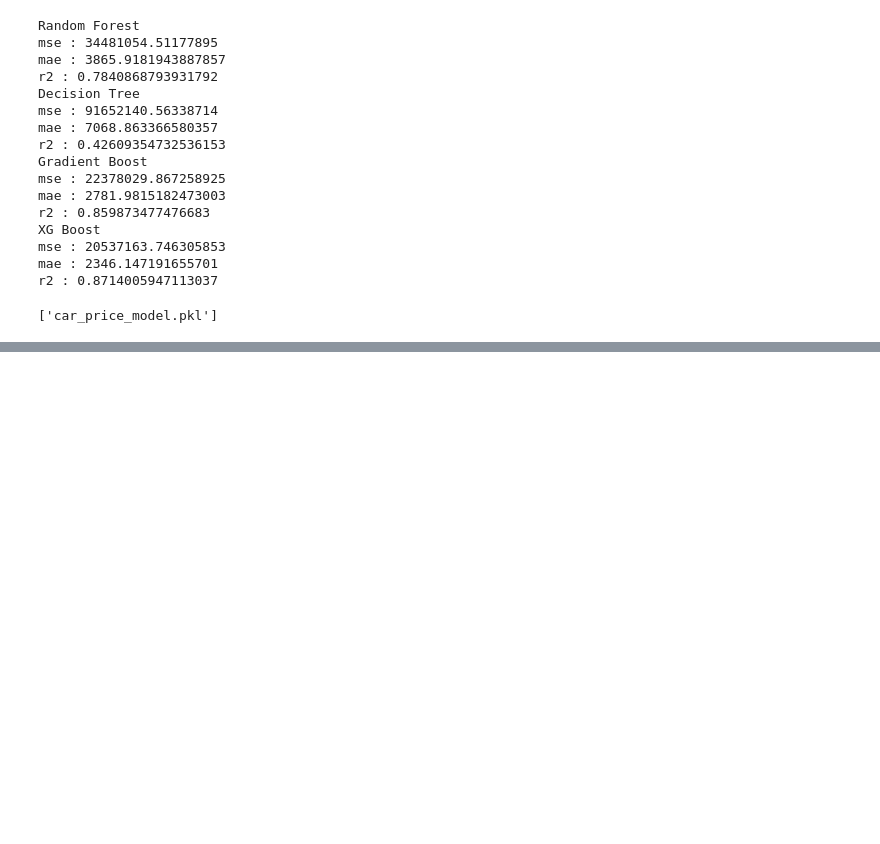
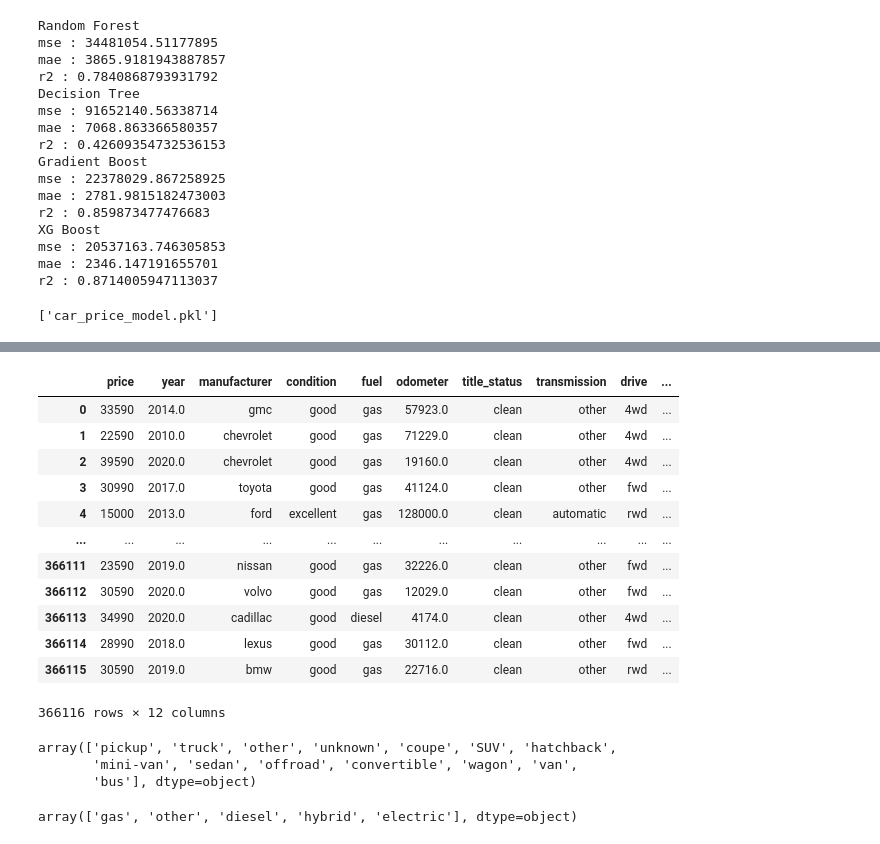
Before and after one commit to keshvaniabbasali-cmd/Car-Price-Prediction, a Jupyter notebook: Notebooks/Model Training.ipynb, the cells around one changed output, grey strips where cells are left out. Drawn from its saved outputs; the diff is of its cells as text; code cells hidden in the pictures; blank space fills up the shorter version.

```diff
--- a/Notebooks/Model Training.ipynb
+++ b/Notebooks/Model Training.ipynb
@@ -248,0 +305,26 @@ joblib.dump(model, "car_price_model.pkl")
+# %%
+df
+# %% [output]
+|  | price | year | manufacturer | condition | fuel | odometer | title_status | transmission | drive | ... |
+| 0 | 33590 | 2014.0 | gmc | good | gas | 57923.0 | clean | other | 4wd | ... |
+| 1 | 22590 | 2010.0 | chevrolet | good | gas | 71229.0 | clean | other | 4wd | ... |
+| 2 | 39590 | 2020.0 | chevrolet | good | gas | 19160.0 | clean | other | 4wd | ... |
+| 3 | 30990 | 2017.0 | toyota | good | gas | 41124.0 | clean | other | fwd | ... |
+| 4 | 15000 | 2013.0 | ford | excellent | gas | 128000.0 | clean | automatic | rwd | ... |
+| ... | ... | ... | ... | ... | ... | ... | ... | ... | ... | ... |
+| 366111 | 23590 | 2019.0 | nissan | good | gas | 32226.0 | clean | other | fwd | ... |
+| 366112 | 30590 | 2020.0 | volvo | good | gas | 12029.0 | clean | other | fwd | ... |
+| 366113 | 34990 | 2020.0 | cadillac | good | diesel | 4174.0 | clean | other | 4wd | ... |
+| 366114 | 28990 | 2018.0 | lexus | good | gas | 30112.0 | clean | other | fwd | ... |
+| 366115 | 30590 | 2019.0 | bmw | good | gas | 22716.0 | clean | other | rwd | ... |
+366116 rows × 12 columns
+# %%
+df["type"].unique()
+# %% [output]
+array(['pickup', 'truck', 'other', 'unknown', 'coupe', 'SUV', 'hatchback',
+       'mini-van', 'sedan', 'offroad', 'convertible', 'wagon', 'van',
+       'bus'], dtype=object)
+# %%
+df["fuel"].unique()
+# %% [output]
+array(['gas', 'other', 'diesel', 'hybrid', 'electric'], dtype=object)
```
Also changed, not shown: parts of 7 cells of this notebook, 1 other file.
